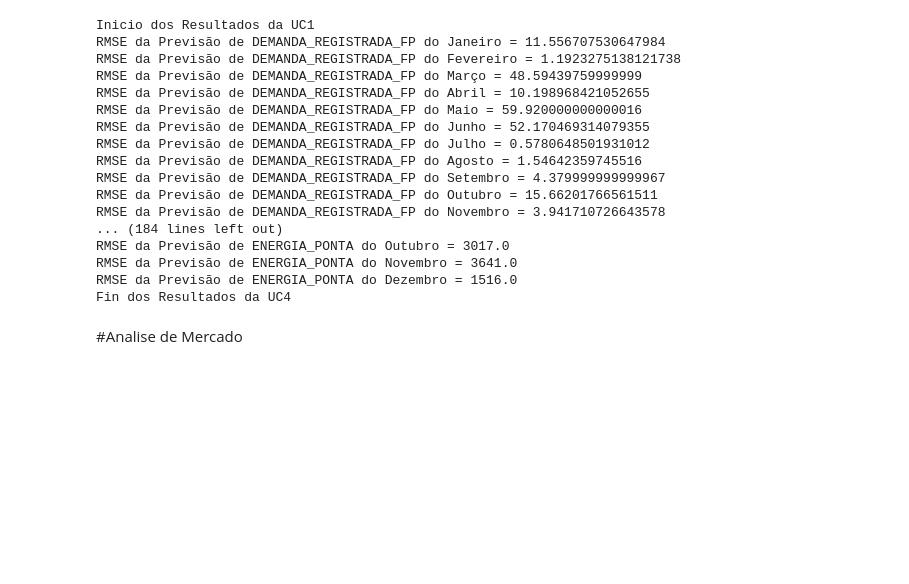
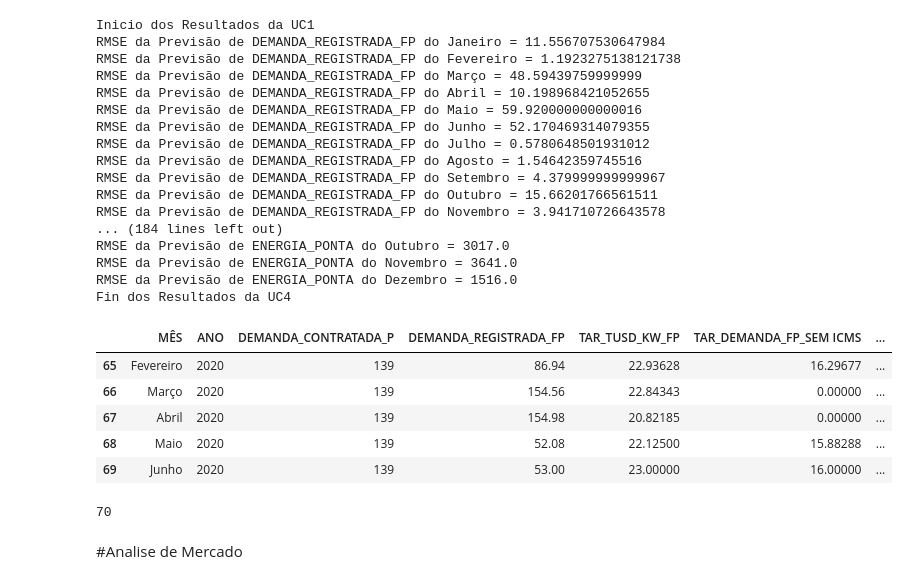
Before and after one commit to byronacunia/UFCA_estudo_mercado_livre, a Jupyter notebook: UFCA.ipynb, the cells around one changed output. Drawn from its saved outputs; the diff is of its cells as text; code cells hidden in the pictures; blank space fills up the shorter version.

```diff
--- a/UFCA.ipynb
+++ b/UFCA.ipynb
@@ -674,9 +669,9 @@ def modelo_de_previsao(dadosDF, Variavel):
   return Lista_de_modelos, Lista_de_RMSE
 # %%
 class Modelos_de_Previsao_UC:
-  def __init__(self, nome, dados_originais):
+  def __init__(self, nome, dados):
     self.nome = nome
-    self.dados_originais = dados_originais
+    self.dados = dados
 
   def DEMANDA_REGISTRADA_FP(self, modelos_DEMANDA_REGISTRADA_FP, RMSE_DEMANDA_REGISTRADA_FP):
     self.modelos_DEMANDA_REGISTRADA_FP = modelos_DEMANDA_REGISTRADA_FP
@@ -703,7 +698,7 @@ modelosUCs=[]
 i = 1
 for dado in dados_list:
   print('Inicio dos Resultados da UC'+str(i))
-  locals()['UC'+str(i)] = Modelos_de_Previsao_UC(nome= 'UC'+str(i), dados_originais= dado)
+  locals()['UC'+str(i)] = Modelos_de_Previsao_UC(nome= 'UC'+str(i), dados= dado)
   modelo, valorRMSE = modelo_de_previsao(dadosDF= dado, Variavel="DEMANDA_REGISTRADA_FP")
   locals()['UC'+str(i)].DEMANDA_REGISTRADA_FP(modelos_DEMANDA_REGISTRADA_FP= modelo, RMSE_DEMANDA_REGISTRADA_FP= valorRMSE)
   modelo, valorRMSE = modelo_de_previsao(dadosDF= dado, Variavel="TAR_TUSD_KW_FP")
@@ -733,3 +728,12 @@ RMSE da Previsão de ENERGIA_PONTA do Outubro = 3017.0
 RMSE da Previsão de ENERGIA_PONTA do Novembro = 3641.0
 RMSE da Previsão de ENERGIA_PONTA do Dezembro = 1516.0
 Fin dos Resultados da UC4
+# %%
+modelosUCs[0].dados.tail()
+# %% [output]
+|  | MÊS | ANO | DEMANDA_CONTRATADA_P | DEMANDA_REGISTRADA_FP | TAR_TUSD_KW_FP | TAR_DEMANDA_FP_SEM ICMS | ... |
+| 65 | Fevereiro | 2020 | 139 | 86.94 | 22.93628 | 16.29677 | ... |
+| 66 | Março | 2020 | 139 | 154.56 | 22.84343 | 0.00000 | ... |
+| 67 | Abril | 2020 | 139 | 154.98 | 20.82185 | 0.00000 | ... |
+| 68 | Maio | 2020 | 139 | 52.08 | 22.12500 | 15.88288 | ... |
+| 69 | Junho | 2020 | 139 | 53.00 | 23.00000 | 16.00000 | ... |
@@ -736,3 +743,7 @@ Fin dos Resultados da UC4
+# %%
+len(modelosUCs[0].dados)
+# %% [output]
+70
 # %% [markdown]
 #Analise de Mercado
 # %%
```
Also changed, not shown: parts of 2 cells of this notebook.
